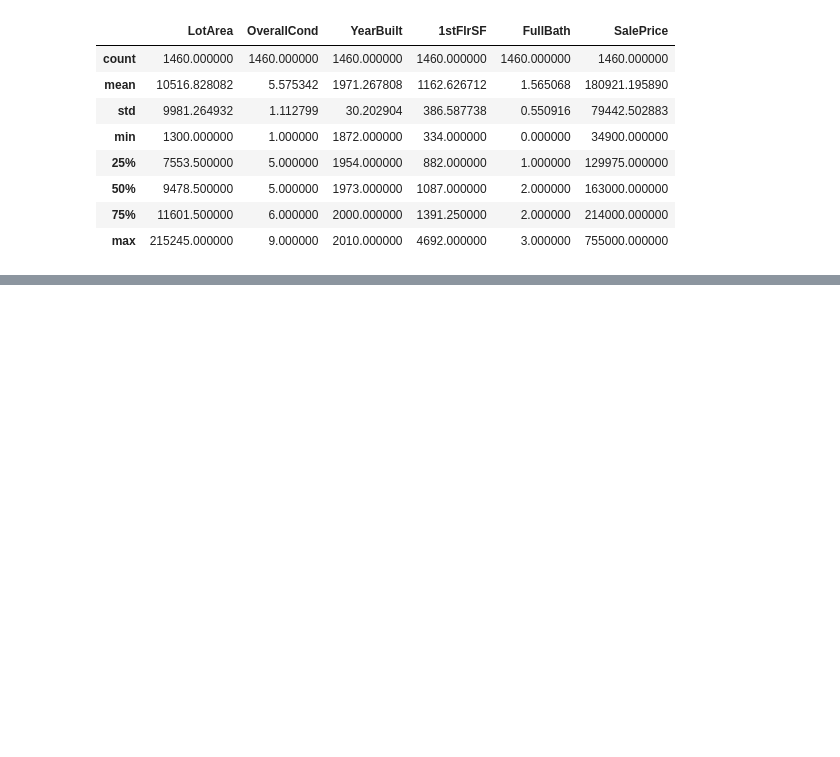
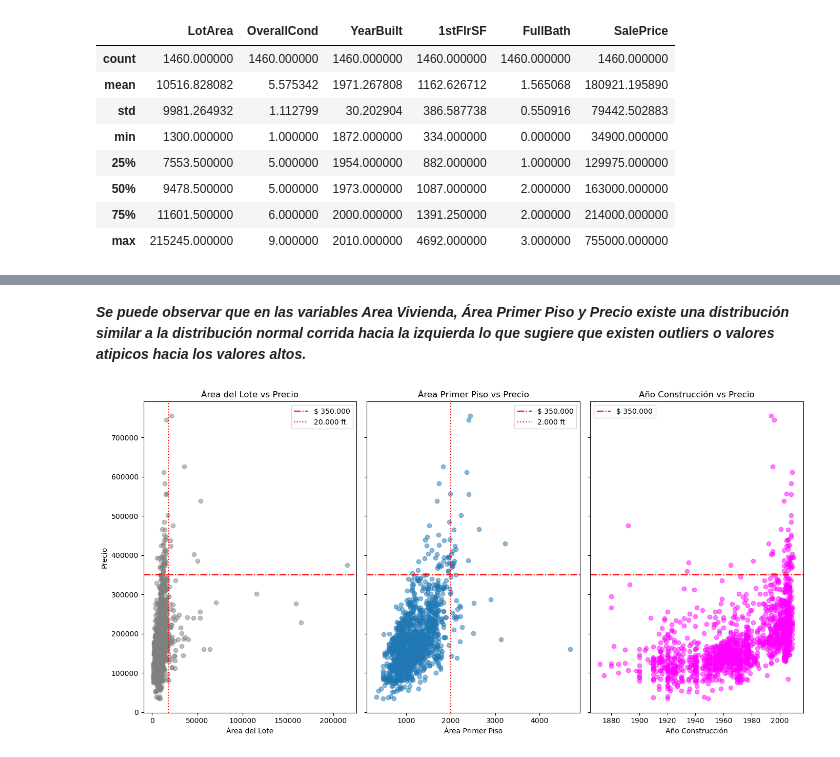
Before and after one commit to fidebravo/Modulo4, a Jupyter notebook: ABpro4_Ide.ipynb, the cells around one changed output, grey strips where cells are left out. Saved outputs shown, nothing was run; the diff lists cells and outputs as text; code cells hidden in the pictures; blank space fills up the shorter version.

```diff
--- a/ABpro4_Ide.ipynb
+++ b/ABpro4_Ide.ipynb
@@ -95,0 +86,44 @@ plt.show()
+# %% [markdown]
+***Se puede observar que en las variables Area Vivienda, Área Primer Piso y Precio existe una distribución similar a la distribución normal corrida hacia la izquierda lo que sugiere que existen outliers o valores atipicos hacia los valores altos.***
+# %%
+fig, ax = plt.subplots(1, 3, figsize= (14,7), sharey=True)
+
+z = df_elegido['1stFlrSF']
+y = df_elegido['SalePrice']
+x = df_elegido['LotArea']
+w = df_elegido['YearBuilt']
+precio_limite = 350000
+area_lote_limite = 18000
+area_primer_piso_limite = 2000
+
+# --------------------------------------------------------------------------------------------
+
+ax[0].scatter(x, y, color='gray', alpha=0.5)
+ax[0].set_title('Área del Lote vs Precio')
+ax[0].set_xlabel('Área del Lote')
+ax[0].set_ylabel('Precio')
+ax[0].axhline(precio_limite, color='red', linestyle='-.', label='$ 350.000')
+ax[0].axvline(area_lote_limite, color='red', linestyle=':', label='20.000 ft')
+ax[0].legend()
+
+# ----------------------------------------------------------------------------------------------
+
+ax[1].scatter(z, y, alpha=0.5)
+ax[1].set_title('Área Primer Piso vs Precio')
+ax[1].set_xlabel('Área Primer Piso')
+ax[1].axhline(precio_limite, color='red', linestyle='-.', label='$ 350.000')
+ax[1].axvline(area_primer_piso_limite, color='red', linestyle=':', label='2.000 ft')
+ax[1].legend()
+
+# ----------------------------------------------------------------------------------------------
+
+ax[2].scatter(w, y, color='fuchsia',alpha=0.5)
+ax[2].set_title('Año Construcción vs Precio')
+ax[2].set_xlabel('Año Construcción')
+ax[2].axhline(precio_limite, color='red', linestyle='-.', label='$ 350.000')
+ax[2].legend()
+
+plt.tight_layout()
+plt.show()
+# %% [output]
+[figure, added]
```
Also changed, not shown: parts of 10 cells of this notebook.
